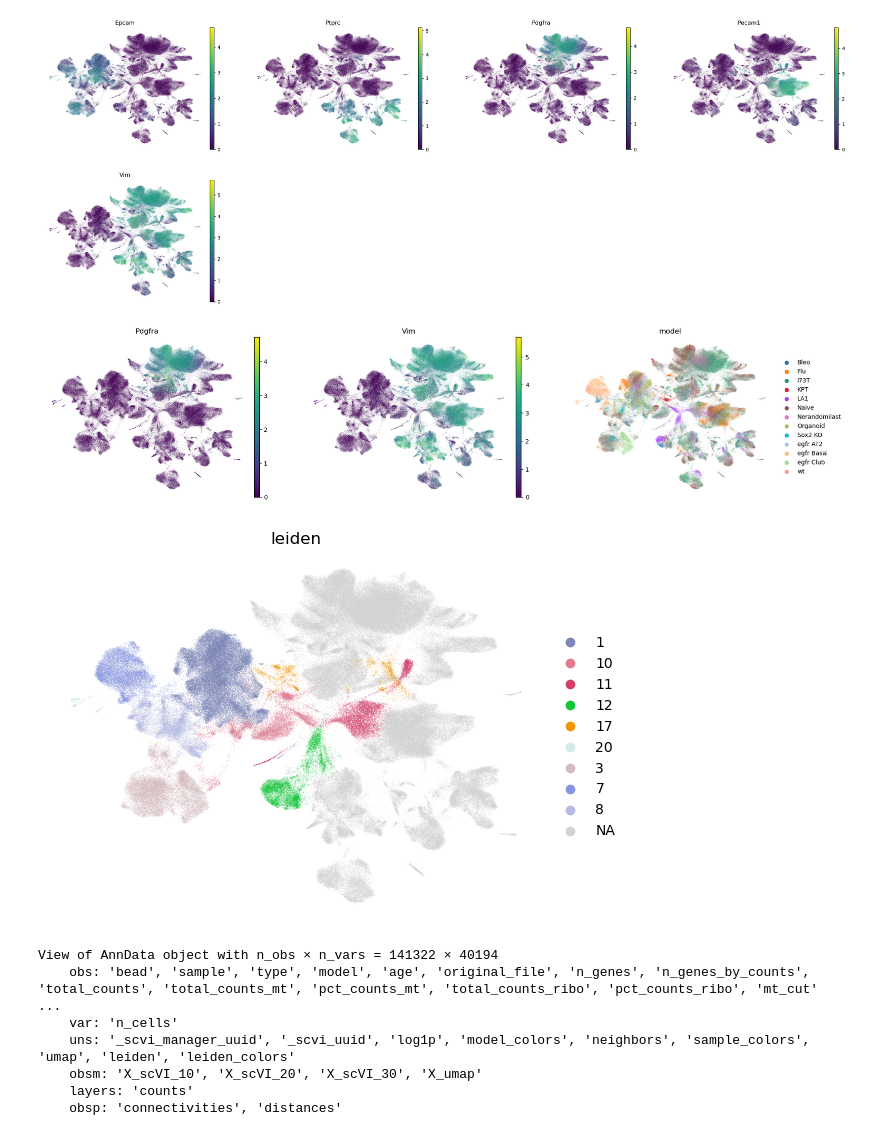
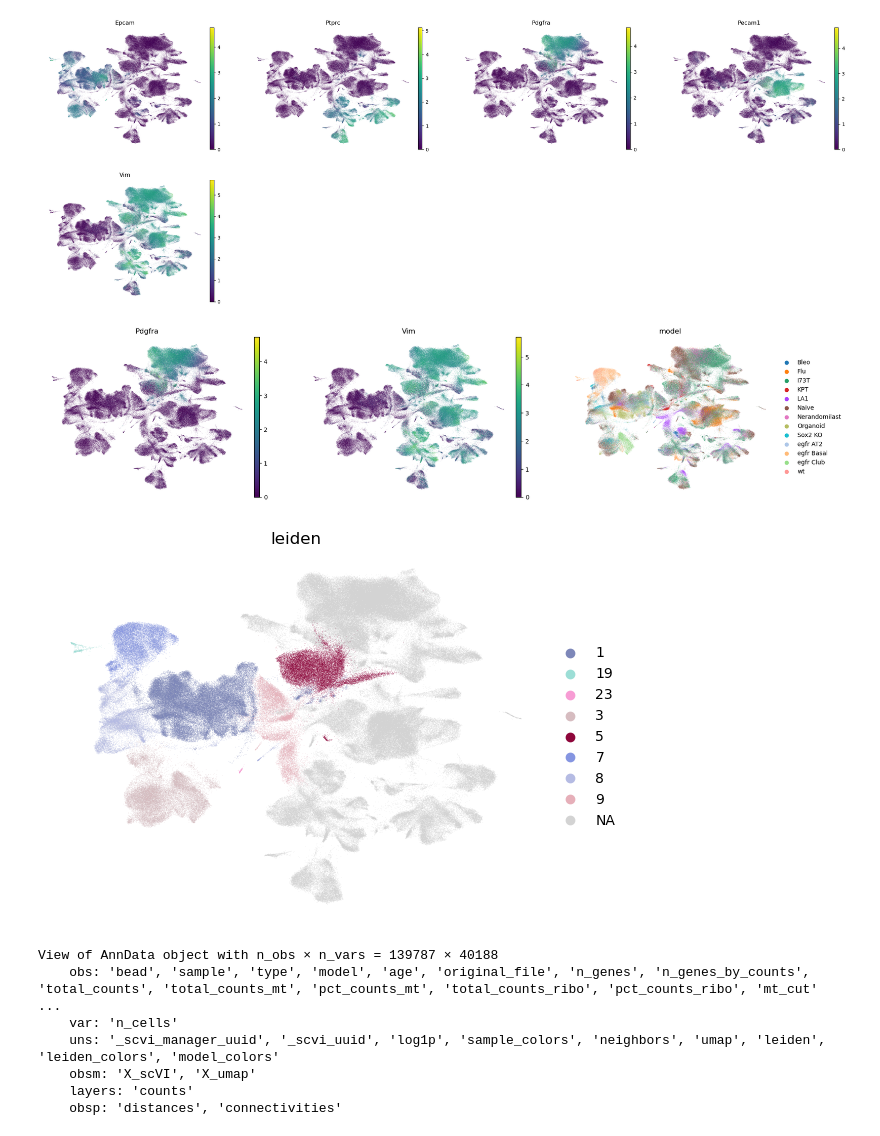
Before and after one commit to ramtinmt/lung-tumor-development-after-injury, a Jupyter notebook: compartments.ipynb, the cells around one changed output. Saved outputs shown, nothing was run; the diff lists cells and outputs as text; code cells hidden in the pictures.

```diff
--- a/compartments.ipynb
+++ b/compartments.ipynb
@@ -3,5 +3,5 @@ import scanpy as sc
 import anndata as ad
 ad.settings.allow_write_nullable_strings = True
 # %%
-adata = sc.read_h5ad('/Users/G20748795/Desktop/lab/Tumor/integrated.h5ad')
+adata = sc.read_h5ad('/Users/G20748795/Desktop/lab/Tumor/h5ad/integrated20_sex.h5ad')
 # %%
@@ -20,24 +20,24 @@ In the future, the default backend for leiden will be igraph instead of leidenal
 # %%
 sc.pl.umap(adata, color=['Epcam', 'Ptprc', 'Pdgfra', 'Pecam1','Vim'], frameon=False)
 # %% [output]
-[figure, old version]
+[figure, new version]
 # %%
 sc.pl.umap(adata, color=['Pdgfra', 'Vim','model'], frameon=False)
 # %% [output]
-[figure, old version]
+[figure, new version]
 # %%
-sc.pl.umap(adata, color='leiden', groups=['1','3','7','8','10','11','12','17','20'], frameon=False)
+sc.pl.umap(adata, color='leiden', groups=['1','3','5','7','8','9','19','23'], frameon=False)
 # %% [output]
-[figure, old version]
+[figure, new version]
 # %%
-epithelial = adata[adata.obs['leiden'].isin(['1','3','7','8','10','11','12','17','20'])]
+epithelial = adata[adata.obs['leiden'].isin(['1','3','5','7','8','9','19','23'])]
 epithelial
 # %% [output]
-View of AnnData object with n_obs × n_vars = 141322 × 40194
+View of AnnData object with n_obs × n_vars = 139787 × 40188
     obs: 'bead', 'sample', 'type', 'model', 'age', 'original_file', 'n_genes', 'n_genes_by_counts', 'total_counts', 'total_counts_mt', 'pct_counts_mt', 'total_counts_ribo', 'pct_counts_ribo', 'mt_cut' ...
     var: 'n_cells'
-    uns: '_scvi_manager_uuid', '_scvi_uuid', 'log1p', 'model_colors', 'neighbors', 'sample_colors', 'umap', 'leiden', 'leiden_colors'
-    obsm: 'X_scVI_10', 'X_scVI_20', 'X_scVI_30', 'X_umap'
+    uns: '_scvi_manager_uuid', '_scvi_uuid', 'log1p', 'sample_colors', 'neighbors', 'umap', 'leiden', 'leiden_colors', 'model_colors'
+    obsm: 'X_scVI', 'X_umap'
     layers: 'counts'
-    obsp: 'connectivities', 'distances'
+    obsp: 'distances', 'connectivities'
 # %%
```
Also changed, not shown: parts of 3 cells of this notebook.
